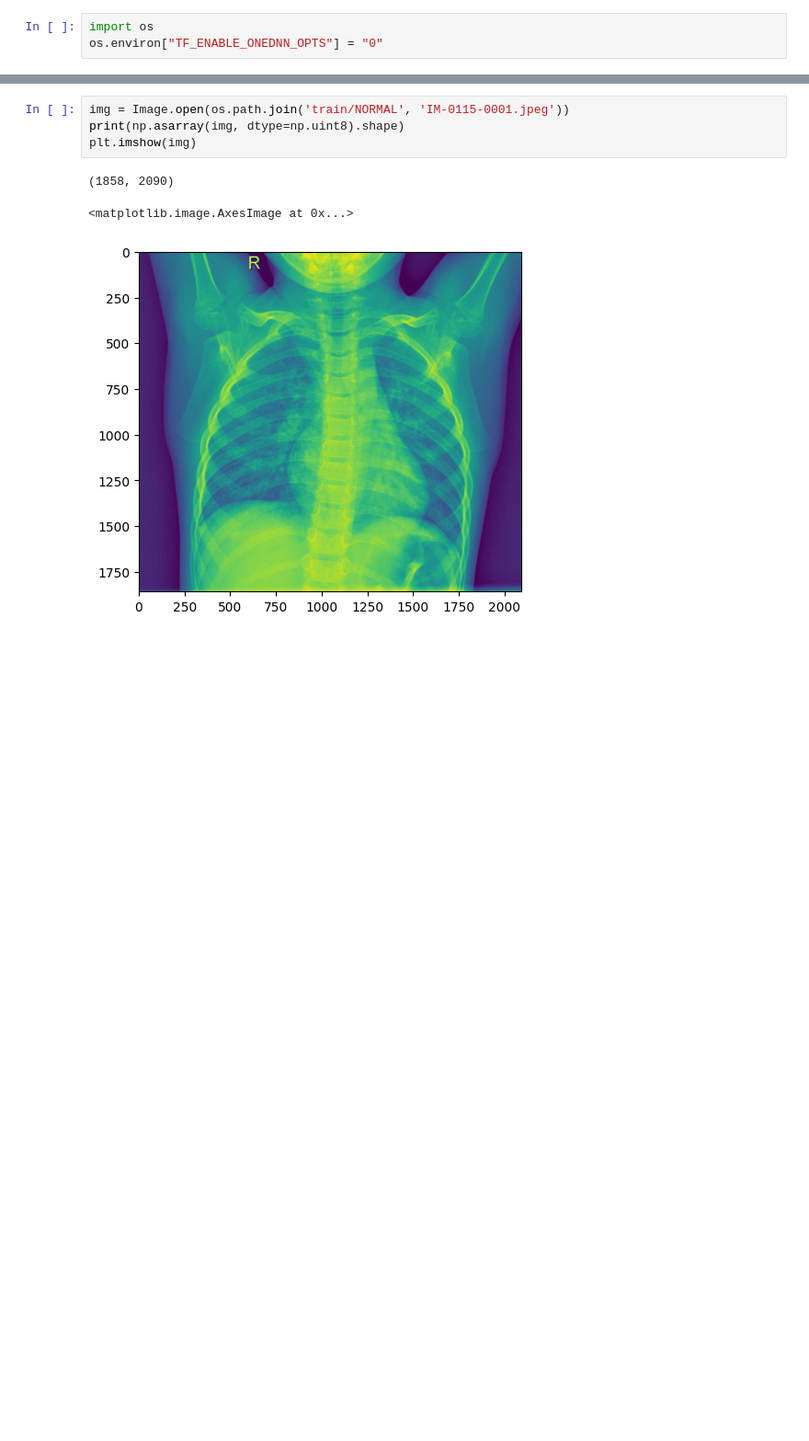
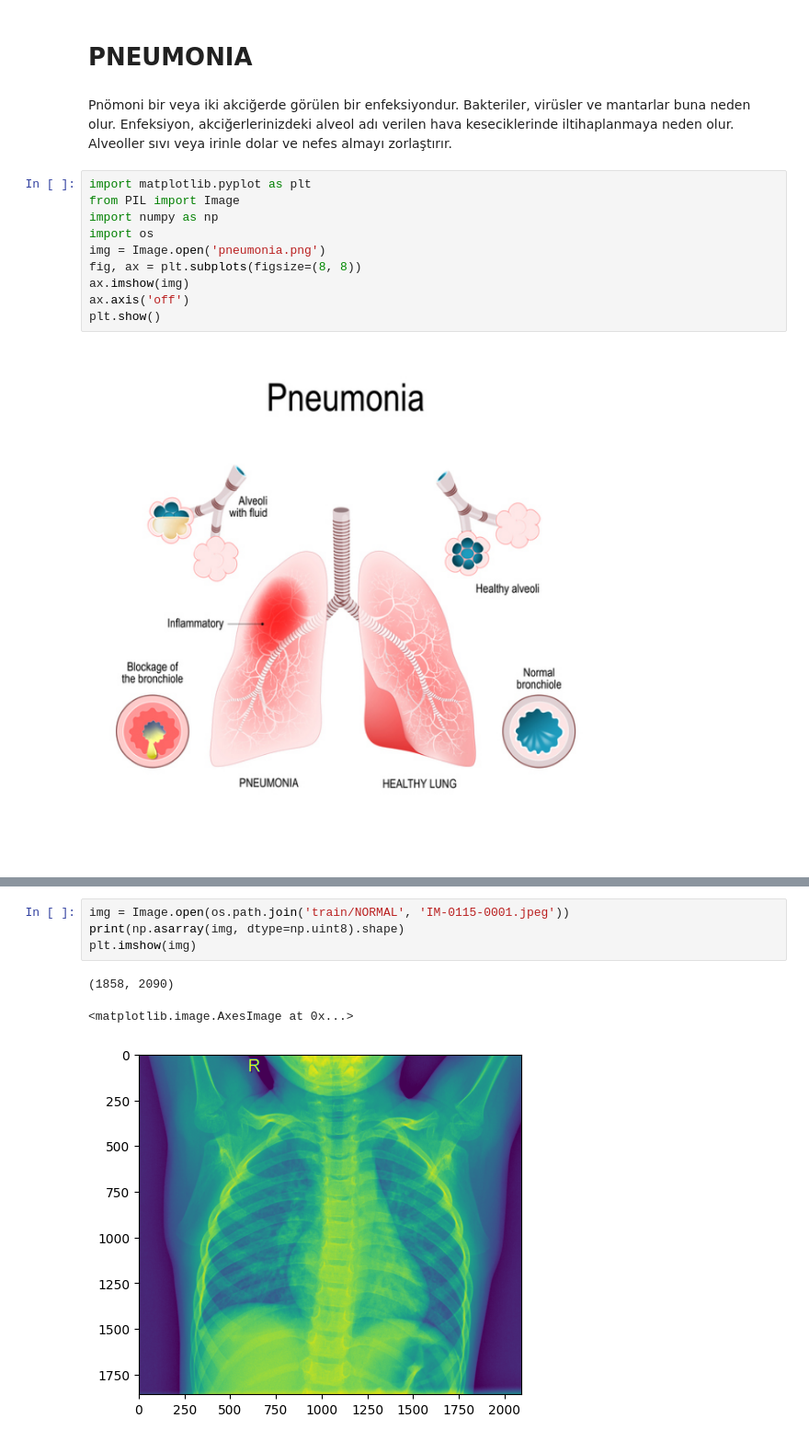
Before and after one commit to cuneytbayrak/chest_xray_pneumonia, a Jupyter notebook: chest_xray_ANN-CNN_2.ipynb, the cells around one changed output, grey strips where cells are left out. Shown at 92% size. Drawn from its saved outputs; the diff is of its cells as text; blank space fills up the shorter version.

```diff
--- a/chest_xray_ANN-CNN_2.ipynb
+++ b/chest_xray_ANN-CNN_2.ipynb
@@ -1,3 +1,16 @@
-# %%
-import os
-os.environ["TF_ENABLE_ONEDNN_OPTS"] = "0"
+# %% [markdown]
+# PNEUMONIA
+# %% [markdown]
+Pnömoni bir veya iki akciğerde görülen bir enfeksiyondur. Bakteriler, virüsler ve mantarlar buna neden olur. Enfeksiyon, akciğerlerinizdeki alveol adı verilen hava keseciklerinde iltihaplanmaya neden olur. Alveoller sıvı veya irinle dolar ve nefes almayı zorlaştırır.
+# %%
+import matplotlib.pyplot as plt
+from PIL import Image
+import numpy as np
+import os
+img = Image.open('pneumonia.png')
+fig, ax = plt.subplots(figsize=(8, 8))
+ax.imshow(img)
+ax.axis('off')
+plt.show()
+# %% [output]
+[figure, added]
```
Also changed, not shown: parts of 25 cells of this notebook.
